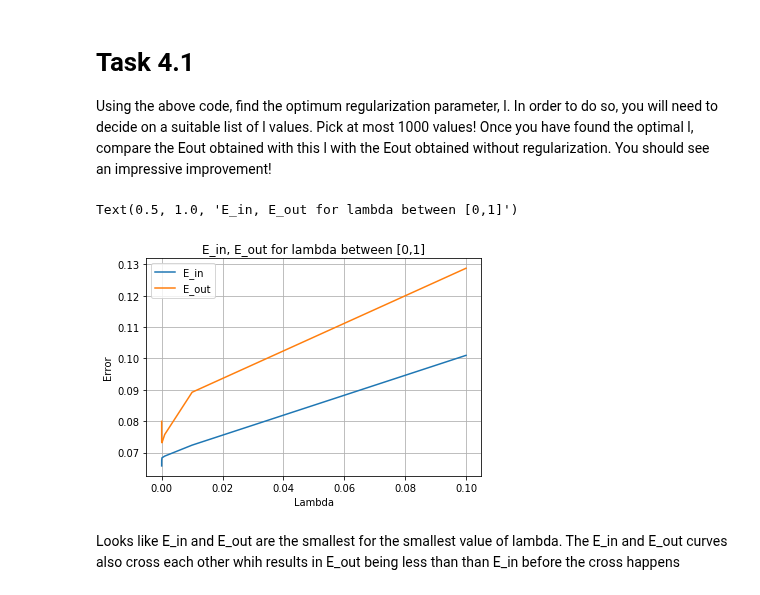
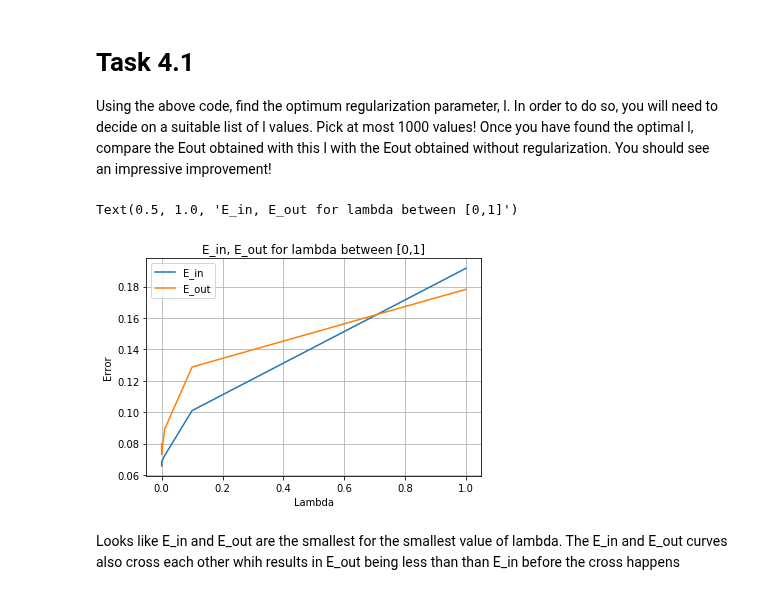
Before and after one commit to vipulpopat/MSCAI_Sem1_Etivity4, a Jupyter notebook: Etivity4_CE6002_ID18195121.ipynb, the cells around one changed output. Cells and saved outputs as stored; diff of their text form; code cells hidden in the pictures.

```diff
--- a/Etivity4_CE6002_ID18195121.ipynb
+++ b/Etivity4_CE6002_ID18195121.ipynb
@@ -96,17 +96,17 @@ for l in lambdas:
 Using the above code, find the optimum regularization parameter, l. In order to do so, you will need to decide on a suitable list of l values. Pick at most 1000 values! Once you have found the optimal l, compare the Eout obtained with this l with the Eout obtained without regularization. You should see an impressive improvement!
 # %%
 # plot ein, eout for lambda > 0
-plt.plot(lambdas[1:],ein[1:], label='E_in')
-plt.plot(lambdas[1:],eout[1:], label='E_out')
+plt.plot(lambdas,ein, label='E_in')
+plt.plot(lambdas,eout, label='E_out')
 
 plt.xlabel("Lambda")
 plt.ylabel("Error")
 plt.legend(loc='best')
 plt.grid(True)
 plt.title("E_in, E_out for lambda between [0,1]")
 # %% [output]
 Text(0.5, 1.0, 'E_in, E_out for lambda between [0,1]')
-[figure, old version]
+[figure, new version]
 # %% [markdown]
 Looks like E_in and E_out are the smallest for the smallest value of lambda. The E_in and E_out curves also cross each other whih results in E_out being less than than E_in before the cross happens
 # %%
```
Also changed, not shown: parts of 6 cells of this notebook, 1 other file.
